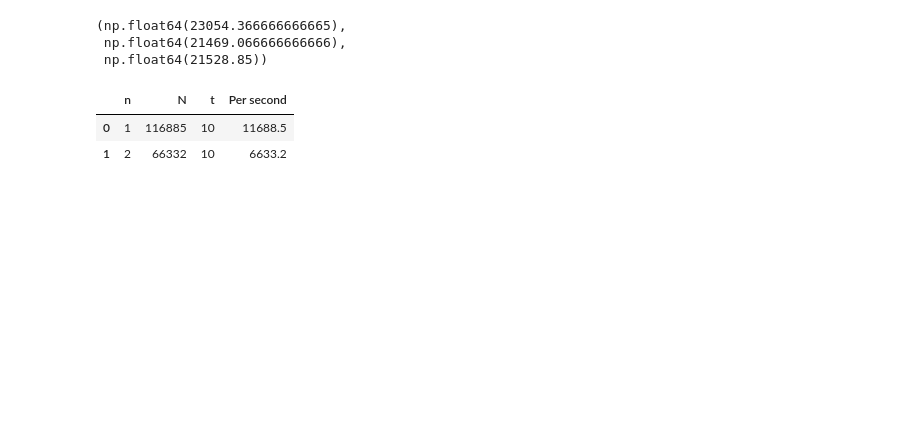
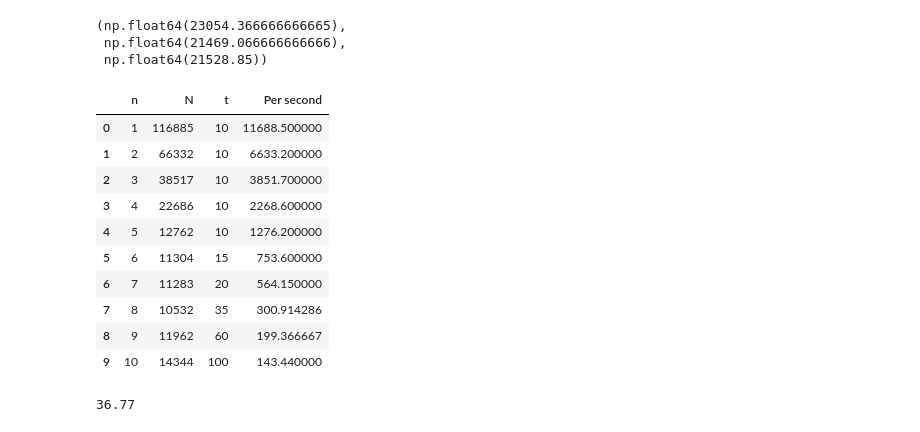
Before and after one commit to alxlnx/labs, a Jupyter notebook: 5.5.1/5.5.1.ipynb, the cells around one changed output. Cells and saved outputs as stored; diff of their text form; code cells hidden in the pictures; blank space fills up the shorter version.

```diff
--- a/5.5.1/5.5.1.ipynb
+++ b/5.5.1/5.5.1.ipynb
@@ -22,16 +21,24 @@ N0Al, N0Fe, N0Pb
 # %%
 dfAl = pd.read_csv('Al.csv', sep='\t')
 dfFe = pd.read_csv('Fe.csv', sep='\t')
 dfPb = pd.read_csv('Pb.csv', sep='\t')
 
 dfAl['Per second'] = dfAl['N'] / dfAl['t']
 dfFe['Per second'] = dfFe['N'] / dfFe['t']
 dfPb['Per second'] = dfPb['N'] / dfPb['t']
-dfPb.head(2)
+dfPb
 # %% [output]
 |  | n | N | t | Per second |
-| 0 | 1 | 116885 | 10 | 11688.5 |
-| 1 | 2 | 66332 | 10 | 6633.2 |
+| 0 | 1 | 116885 | 10 | 11688.500000 |
+| 1 | 2 | 66332 | 10 | 6633.200000 |
+| 2 | 3 | 38517 | 10 | 3851.700000 |
+| 3 | 4 | 22686 | 10 | 2268.600000 |
+| 4 | 5 | 12762 | 10 | 1276.200000 |
+| 5 | 6 | 11304 | 15 | 753.600000 |
+| 6 | 7 | 11283 | 20 | 564.150000 |
+| 7 | 8 | 10532 | 35 | 300.914286 |
+| 8 | 9 | 11962 | 60 | 199.366667 |
+| 9 | 10 | 14344 | 100 | 143.440000 |
 # %%
 N_background = 11031
 t_background = 5 * 60 #s
@@ -41,6 +48,9 @@ lenAl = 20 # mm
 lenFe = 9.9 # mm
 lenPb = 4.15 # mm
 lenPlug = 19.4 # mm
+N_background_perS
+# %% [output]
+36.77
 # %%
 fig = mg.make_figure(dpi_mode='high')
 ax = fig.add_subplot()
```
Also changed, not shown: parts of 4 cells of this notebook, 1 other file.
